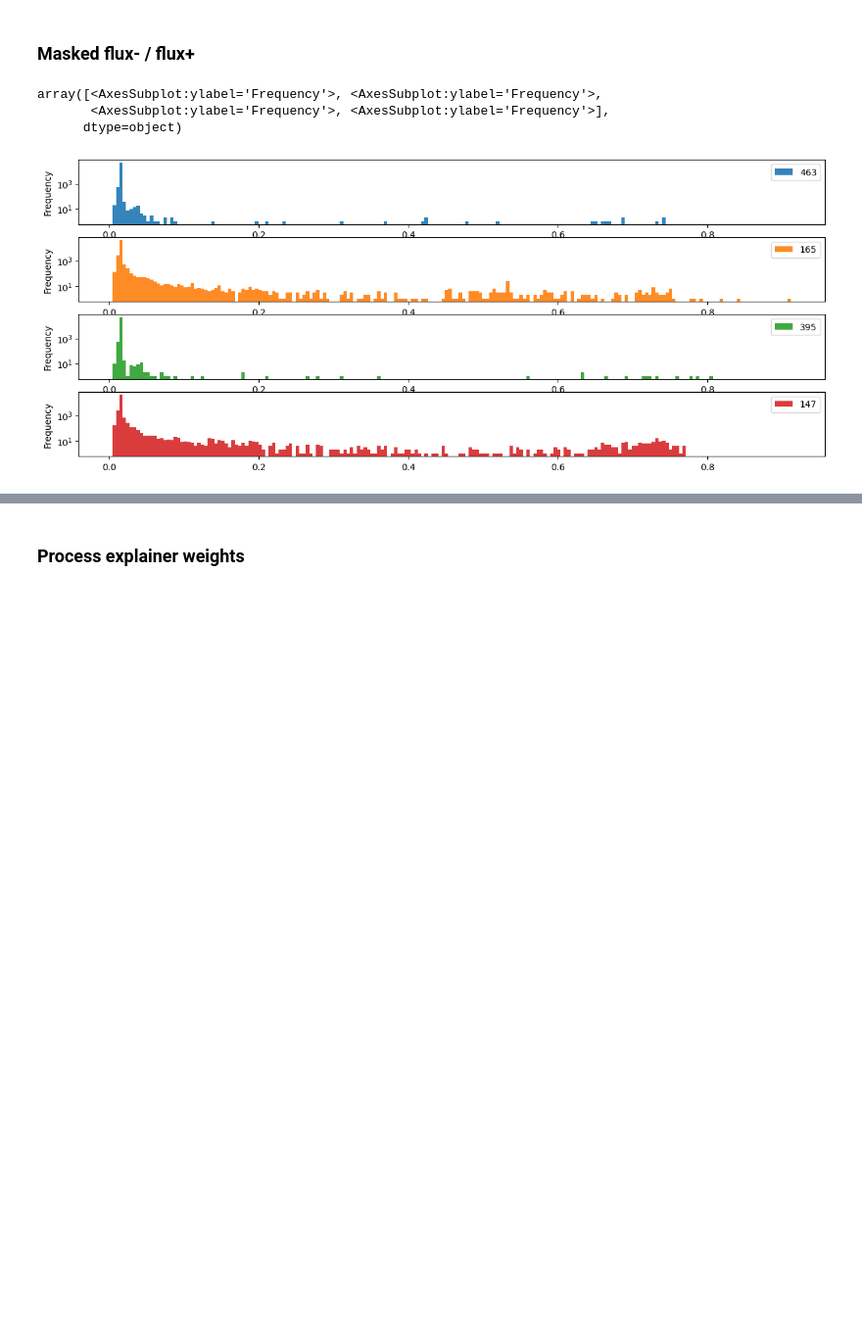
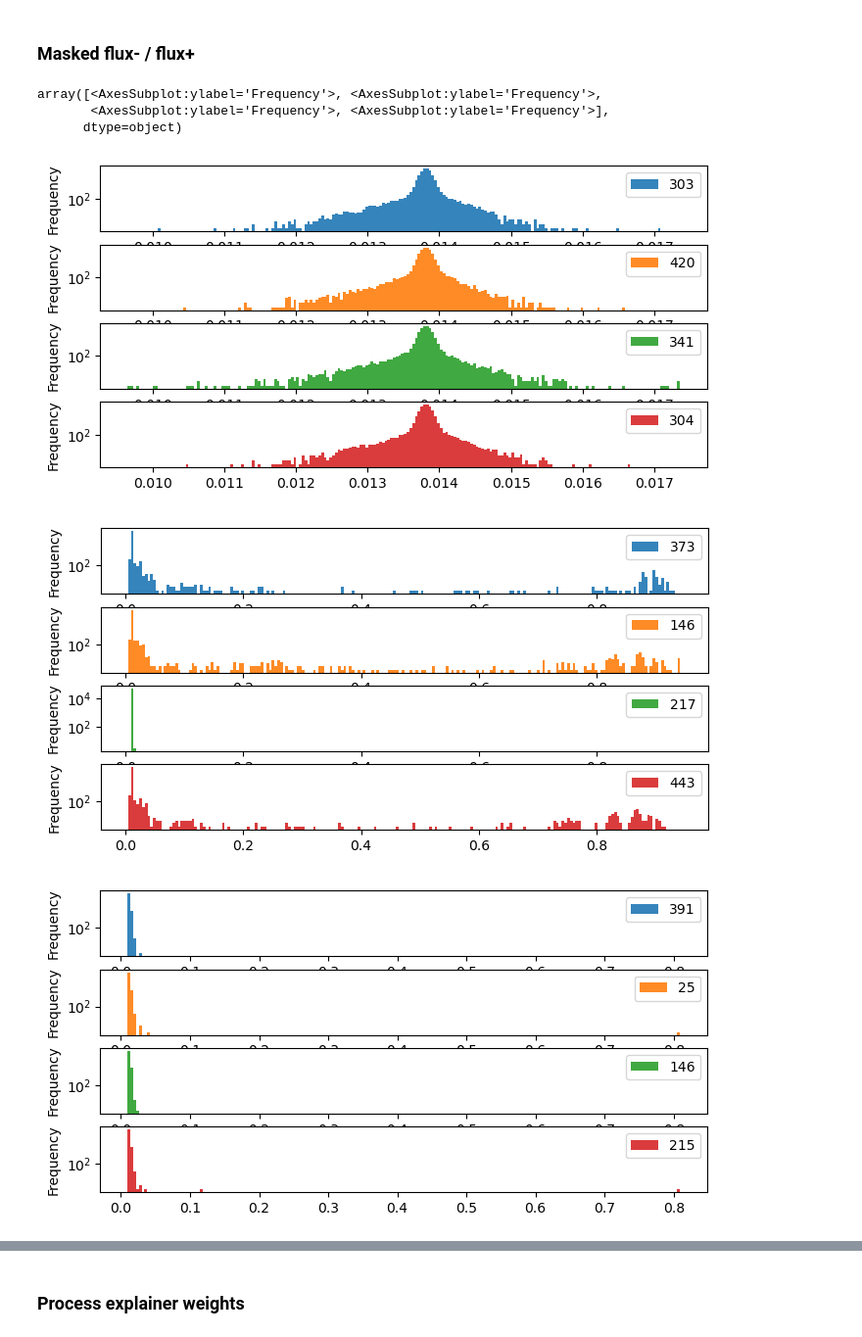
Before and after one commit to DeepenData/Graph_Neural_Networks_and_Phenylketonuria, a Jupyter notebook: src/step08_2_Masked_explainer.ipynb, the cells around one changed output, grey strips where cells are left out. Shown at 98% size. Drawn from its saved outputs; the diff is of its cells as text; code cells hidden in the pictures; blank space fills up the shorter version.

Commit message:
new graphs results

```diff
--- a/src/step08_2_Masked_explainer.ipynb
+++ b/src/step08_2_Masked_explainer.ipynb
@@ -38,21 +38,35 @@ def get_explanations(model, loader):
                         torch.stack(all_graphs_weights,1).squeeze().cpu().numpy().astype(float))
 
 
-model_masked_FLUX   = torch.load("./results/trained_models/Flux/Masked/GIN/Model_GIN_05-12-2022_15h_56min_best_ValAcc_0.9041932796445432_epoch_18.pt")
-loader_masked_FLUX  = torch.load("./results/dataloaders/MASKED_loader_Concen_plus_Fluxes.pt").get_test_loader()
-masked_FLUX = get_explanations(model_masked_FLUX, loader_masked_FLUX)
 
-model_masked_NONflux   = torch.load("./results/trained_models/Non_flux/Masked/GIN/Model_GIN_05-12-2022_15h_53min_best_ValAcc_0.8597611774507081_epoch_18.pt")
-loader_masked_NONflux  = torch.load("./results/dataloaders/MASKED_loader_only_Concen.pt").get_test_loader()
-masked_NONflux = get_explanations(model_masked_NONflux, loader_masked_NONflux)
+
+MASKED_GCN_Fluxes              = torch.load("./results/trained_models/Masked/GCN/Fluxes/Model_GCN_09-12-2022_17h_54min_best_ValAcc_0.995279089141905_epoch_0.pt")
+MASKED_loader_only_Fluxes      = torch.load("./results/dataloaders/MASKED_loader_only_Fluxes.pt").get_test_loader()
+Explanations_MASKED_GCN_Fluxes = get_explanations(MASKED_GCN_Fluxes, MASKED_loader_only_Fluxes)
+
+MASKED_GCN_Concentration                = torch.load("./results/trained_models/Masked/GCN/Concentration/Model_GCN_09-12-2022_18h_00min_best_ValAcc_0.9178006109414052_epoch_18.pt")
+MASKED_loader_only_Concen               = torch.load("./results/dataloaders/MASKED_loader_only_Concen.pt").get_test_loader()
+Explanations_MASKED_GCN_Concentration   = get_explanations(MASKED_GCN_Concentration, MASKED_loader_only_Concen)
+
+MASKED_GCN_Concen_plus_Fluxes                = torch.load("./results/trained_models/Masked/GCN/Concen_plus_Fluxes/Model_GCN_09-12-2022_18h_00min_best_ValAcc_0.995279089141905_epoch_0.pt")
+MASKED_loader_Concen_plus_Fluxes             = torch.load("./results/dataloaders/MASKED_loader_Concen_plus_Fluxes.pt").get_test_loader()
+Explanations_MASKED_GCN_Concen_plus_Fluxes   = get_explanations(MASKED_GCN_Concen_plus_Fluxes, MASKED_loader_Concen_plus_Fluxes)
 # %%
-masked_FLUX.loc[:,np.random.randint(0, masked_FLUX.columns.__len__(), 4 )].select_dtypes(float).plot.hist(bins=200, alpha=0.9, figsize=(15,6), subplots=True, sharey=False,
+def plot_explanation_sample(explanations):
+    return explanations.loc[:,np.random.randint(0, explanations.columns.__len__(), 4 )].select_dtypes(float).plot.hist(bins=200, alpha=0.9, figsize=(8,4), subplots=True, sharey=False,
                       sharex=False, logy = True, grid=False)
+
+
+plot_explanation_sample(Explanations_MASKED_GCN_Fluxes)
+plot_explanation_sample(Explanations_MASKED_GCN_Concentration)
+plot_explanation_sample(Explanations_MASKED_GCN_Concen_plus_Fluxes)
 # %% [output]
 array([<AxesSubplot:ylabel='Frequency'>, <AxesSubplot:ylabel='Frequency'>,
        <AxesSubplot:ylabel='Frequency'>, <AxesSubplot:ylabel='Frequency'>],
       dtype=object)
-[figure, old version]
+[figure, new version]
+[figure, added]
+[figure, added]
 # %%
 def get_df_labels_and_colnames(all_graphs_weights_df, loader, path_to_save_labels, path_PYG_graph, path_NX_graph):
 
```
Also changed, not shown: parts of 12 cells of this notebook, 9 other files.
